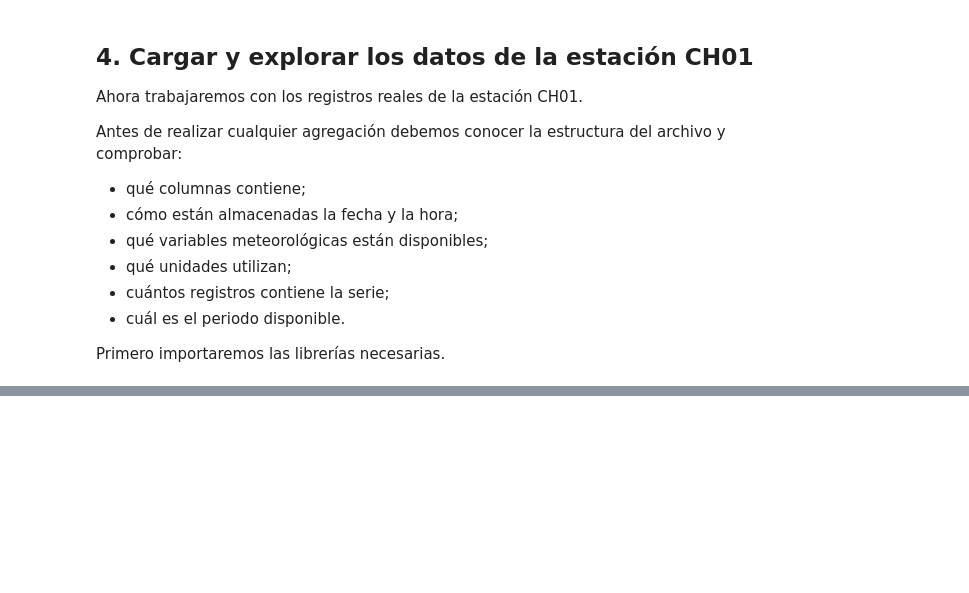
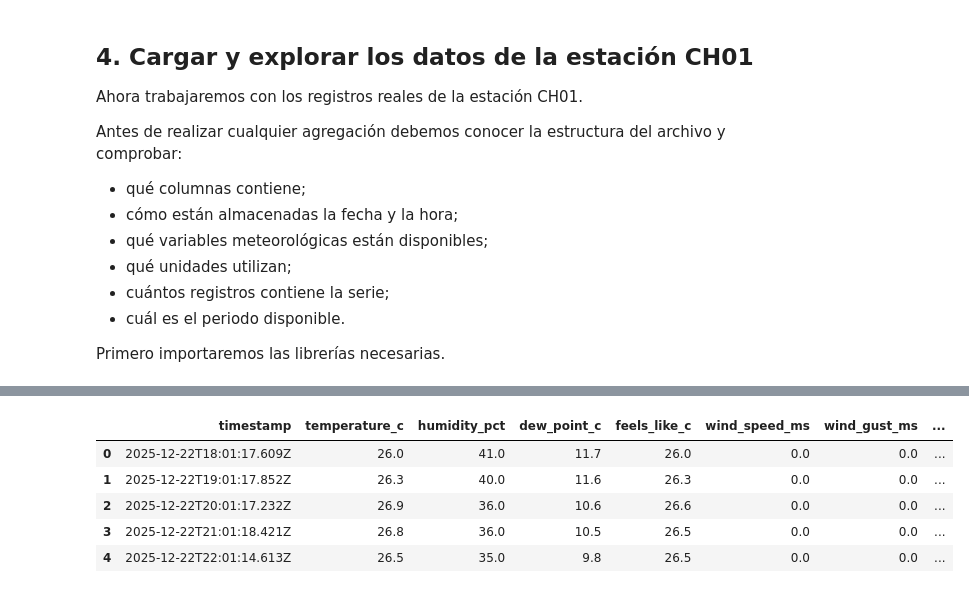
Before and after one commit to paulmunozpauta/Curso_Introduccion_Ciencia_Datos, a Jupyter notebook: Notebooks/M02_04_Agregacion_exportacion_datos.ipynb, the cells around one changed output, grey strips where cells are left out. Cells and saved outputs as stored; diff of their text form; code cells hidden in the pictures; blank space fills up the shorter version.

```diff
--- a/Notebooks/M02_04_Agregacion_exportacion_datos.ipynb
+++ b/Notebooks/M02_04_Agregacion_exportacion_datos.ipynb
@@ -177,0 +217,11 @@ import matplotlib.pyplot as plt
+# %%
+datos = pd.read_csv("AW005_2026_08.csv")
+
+datos.head()
+# %% [output]
+|  | timestamp | temperature_c | humidity_pct | dew_point_c | feels_like_c | wind_speed_ms | wind_gust_ms | ... |
+| 0 | 2025-12-22T18:01:17.609Z | 26.0 | 41.0 | 11.7 | 26.0 | 0.0 | 0.0 | ... |
+| 1 | 2025-12-22T19:01:17.852Z | 26.3 | 40.0 | 11.6 | 26.3 | 0.0 | 0.0 | ... |
+| 2 | 2025-12-22T20:01:17.232Z | 26.9 | 36.0 | 10.6 | 26.6 | 0.0 | 0.0 | ... |
+| 3 | 2025-12-22T21:01:18.421Z | 26.8 | 36.0 | 10.5 | 26.5 | 0.0 | 0.0 | ... |
+| 4 | 2025-12-22T22:01:14.613Z | 26.5 | 35.0 | 9.8 | 26.5 | 0.0 | 0.0 | ... |
```
Also changed, not shown: parts of 36 cells of this notebook.
